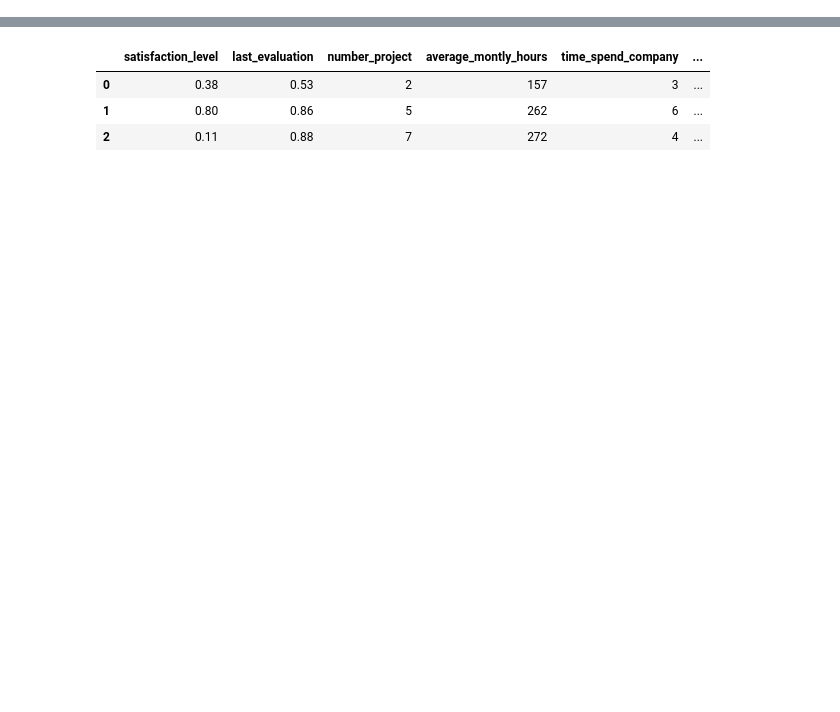
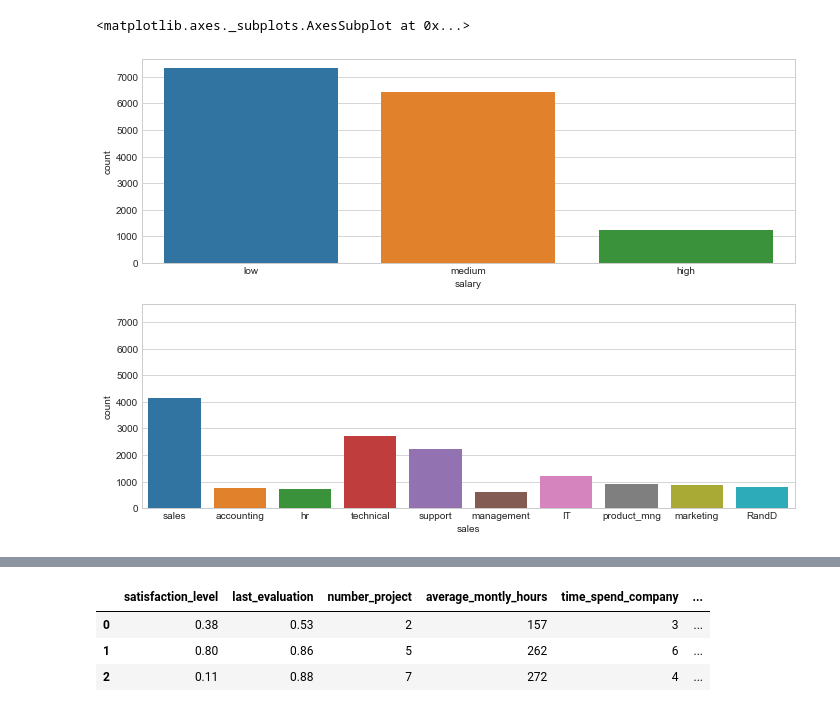
Before and after one commit to sonia2305/HR_Analysis, a Jupyter notebook: HRAnalysis.ipynb, the cells around one changed output, grey strips where cells are left out. Drawn from its saved outputs; the diff is of its cells as text; code cells hidden in the pictures; blank space fills up the shorter version.

```diff
--- a/HRAnalysis.ipynb
+++ b/HRAnalysis.ipynb
@@ -20,0 +85,9 @@ display(data.head(n=3))
+# %%
+#plot the categorical variables
+fig, (ax1, ax2) = plt.subplots(nrows=2, sharey=True)
+fig.set_size_inches(11.7, 8.27)
+sns.countplot(data["salary"],ax=ax1)
+sns.countplot(data["sales"],ax=ax2)
+# %% [output]
+<matplotlib.axes._subplots.AxesSubplot at 0x...>
+[figure, added]
```
Also changed, not shown: parts of 16 cells of this notebook.
